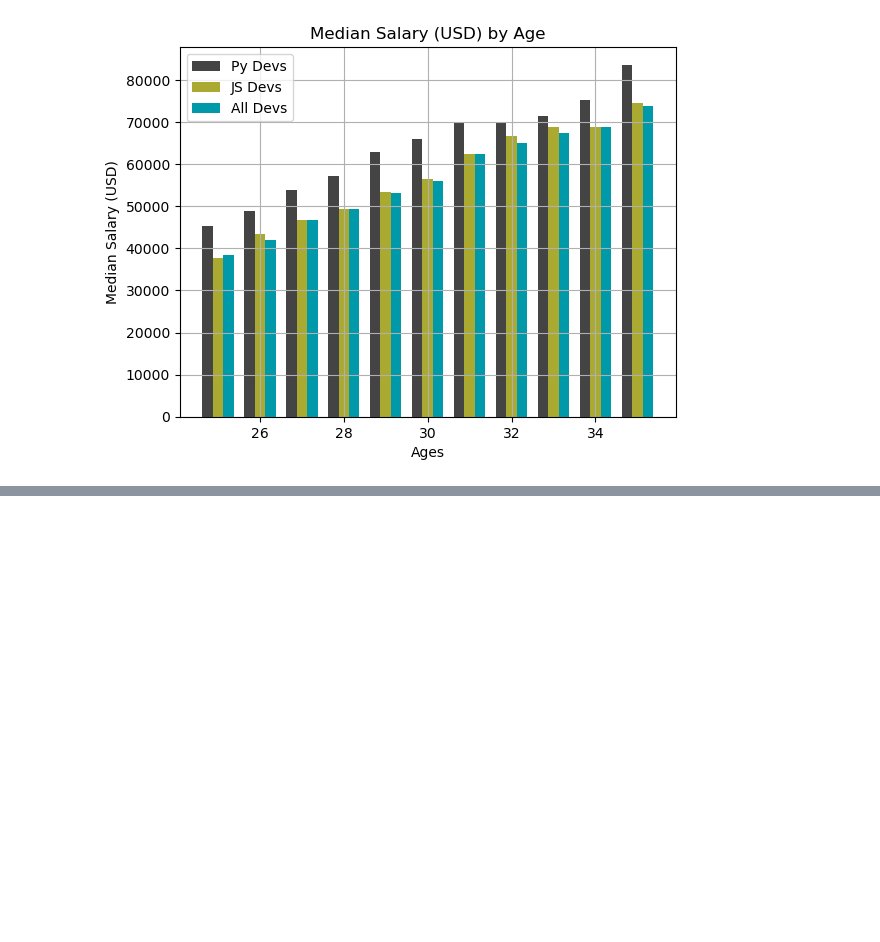
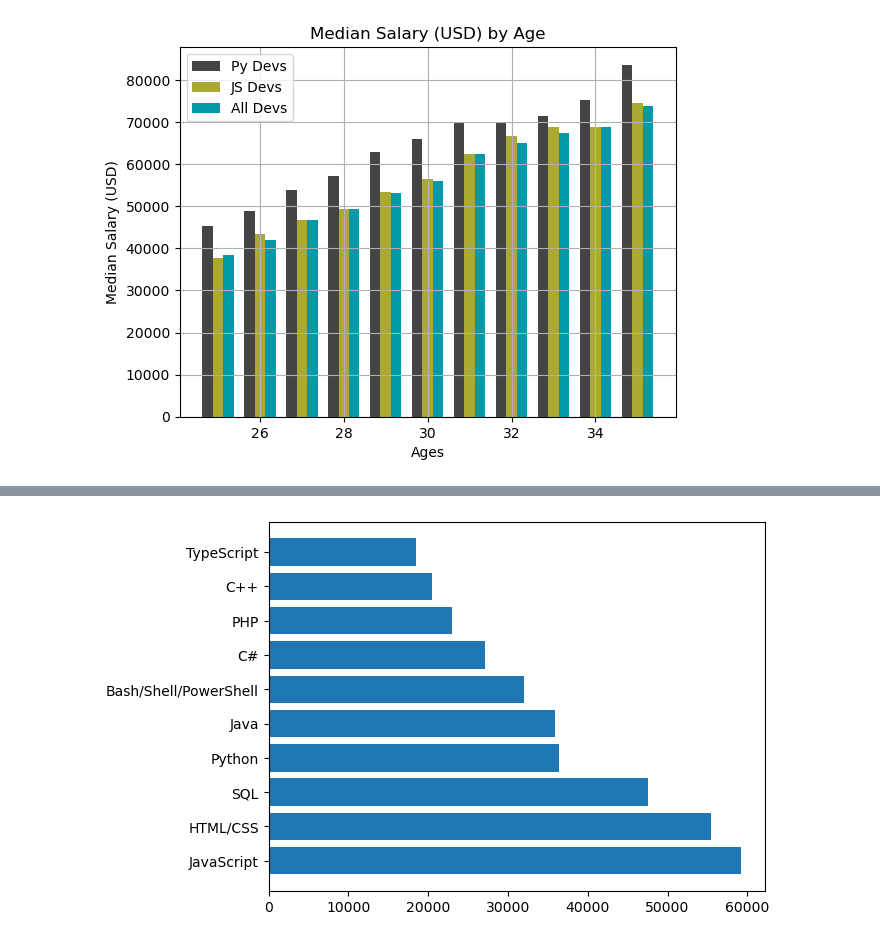
Before and after one commit to the-moisrex/codeshells, a Jupyter notebook: py.plot/matplotlib part 2.ipynb, the cells around one changed output, grey strips where cells are left out. Saved outputs shown, nothing was run; the diff lists cells and outputs as text; code cells hidden in the pictures; blank space fills up the shorter version.

```diff
--- a/py.plot/matplotlib part 2.ipynb
+++ b/py.plot/matplotlib part 2.ipynb
@@ -155,0 +263,15 @@ csv.
+# %%
+import pandas as pd
+from collections import Counter
+
+data = pd.read_csv('data.csv')
+
+lang_counter = Counter()
+for langs in data['LanguagesWorkedWith']:
+    lang_counter.update(langs.split(';'))
+
+langs, counts = zip(*lang_counter.most_common(10))
+plt.barh(langs, counts)
+plt.show()
+# %% [output]
+[figure, added]
```
Also changed, not shown: parts of 8 cells of this notebook, 2 other files.
